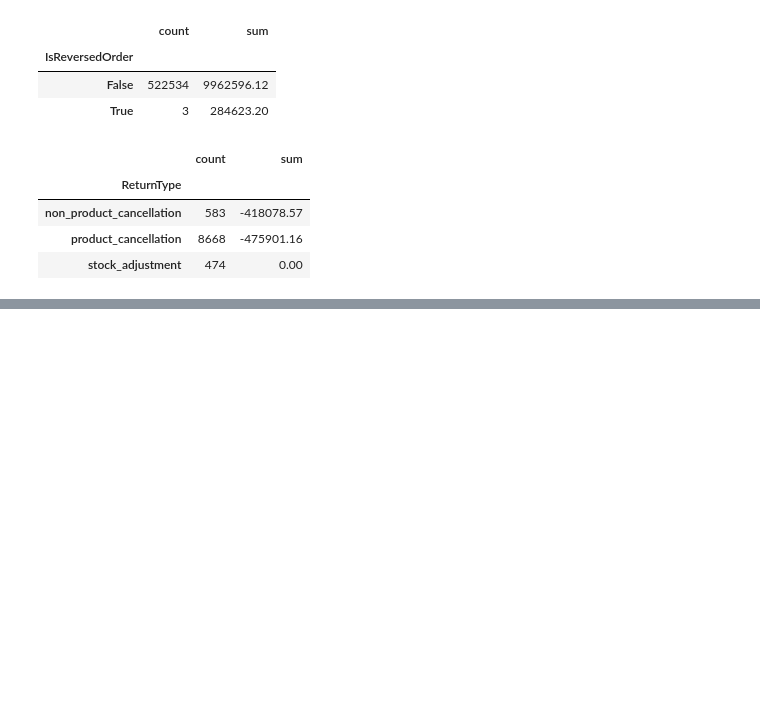
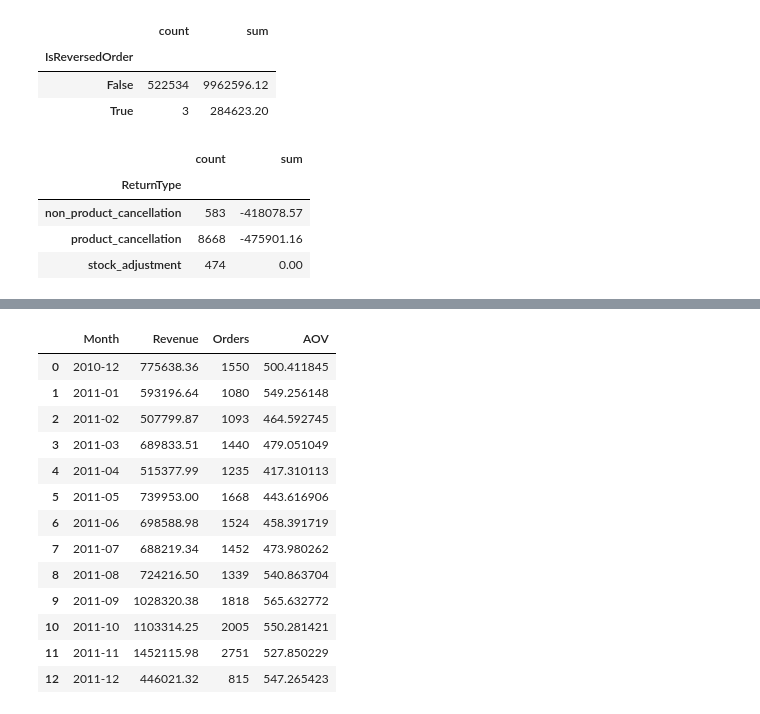
Before and after one commit to MahdiYaqobi/online-retail-data-cleaning, a Jupyter notebook: notebook/eda_notebook.ipynb, the cells around one changed output, grey strips where cells are left out. Drawn from its saved outputs; the diff is of its cells as text; code cells hidden in the pictures; blank space fills up the shorter version.

```diff
--- a/notebook/eda_notebook.ipynb
+++ b/notebook/eda_notebook.ipynb
@@ -127,0 +154,30 @@ returns.groupby("ReturnType")["TotalPrice"].agg(["count", "sum"])
+# %%
+# 1. Filtering rows where the order is not cancelled, and creating a 'Month' column
+sales_filtered = sales[~sales["IsReversedOrder"]].copy()
+sales_filtered['Month'] = sales_filtered['InvoiceDate'].dt.to_period('M')
+
+# 2. Grouping by 'Month' and calculating revenue and number of orders
+monthly_summary = sales_filtered.groupby('Month').agg(
+    Revenue=('TotalPrice', 'sum'),
+    Orders=('InvoiceNo', 'nunique')
+).reset_index()
+
+# Calculating Average Order Value (AOV)
+monthly_summary['AOV'] = monthly_summary['Revenue'] / monthly_summary['Orders']
+
+monthly_summary
+# %% [output]
+|  | Month | Revenue | Orders | AOV |
+| 0 | 2010-12 | 775638.36 | 1550 | 500.411845 |
+| 1 | 2011-01 | 593196.64 | 1080 | 549.256148 |
+| 2 | 2011-02 | 507799.87 | 1093 | 464.592745 |
+| 3 | 2011-03 | 689833.51 | 1440 | 479.051049 |
+| 4 | 2011-04 | 515377.99 | 1235 | 417.310113 |
+| 5 | 2011-05 | 739953.00 | 1668 | 443.616906 |
+| 6 | 2011-06 | 698588.98 | 1524 | 458.391719 |
+| 7 | 2011-07 | 688219.34 | 1452 | 473.980262 |
+| 8 | 2011-08 | 724216.50 | 1339 | 540.863704 |
+| 9 | 2011-09 | 1028320.38 | 1818 | 565.632772 |
+| 10 | 2011-10 | 1103314.25 | 2005 | 550.281421 |
+| 11 | 2011-11 | 1452115.98 | 2751 | 527.850229 |
+| 12 | 2011-12 | 446021.32 | 815 | 547.265423 |
```
Also changed, not shown: parts of 9 cells of this notebook.
